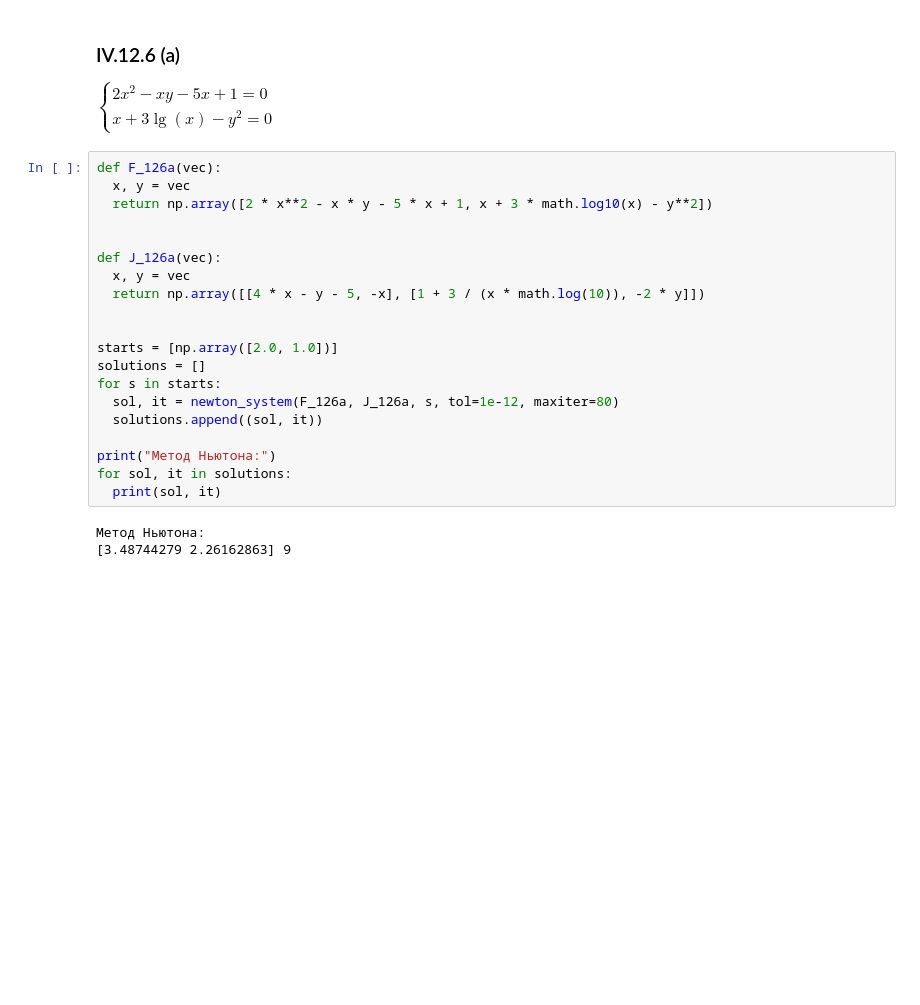
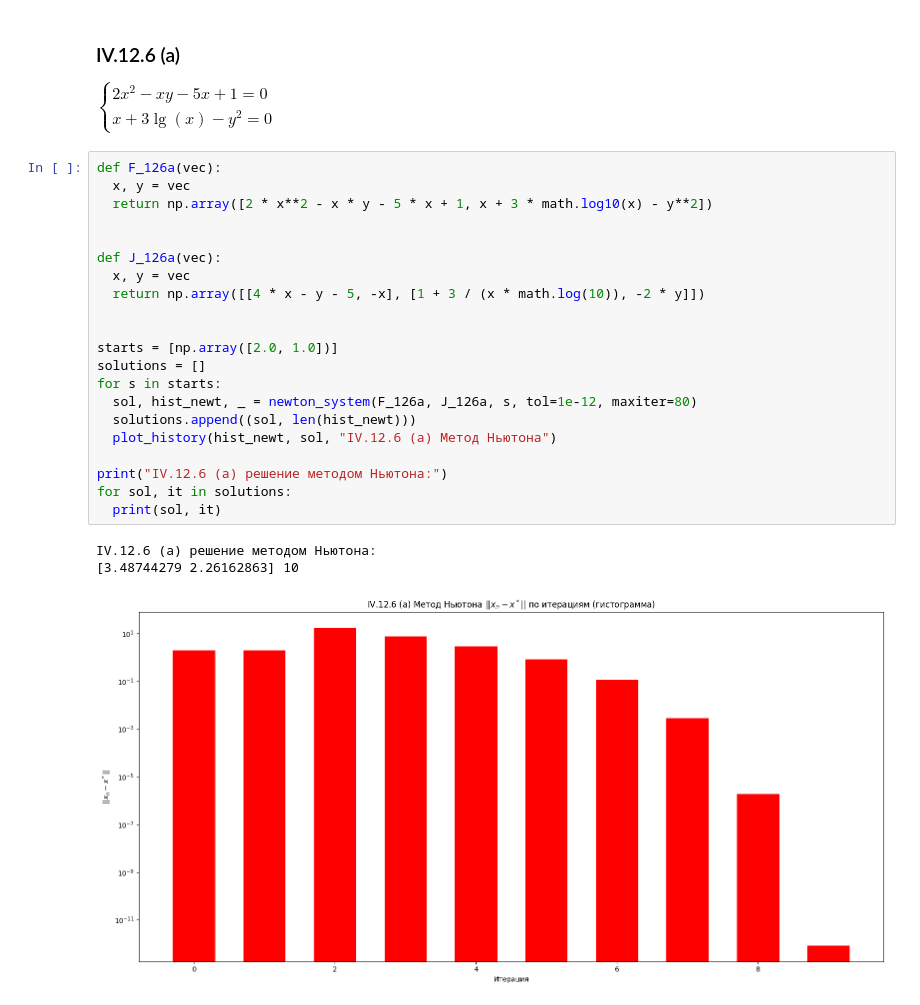
Before and after one commit to victorbaldin56/ComputationalMath, a Jupyter notebook: lab_3.ipynb, the cells around one changed output. Cells and saved outputs as stored; diff of their text form; blank space fills up the shorter version.

```diff
--- a/lab_3.ipynb
+++ b/lab_3.ipynb
@@ -233,23 +290,25 @@ x + 3 \lg(x) - y^2 = 0
 # %%
 def F_126a(vec):
   x, y = vec
   return np.array([2 * x**2 - x * y - 5 * x + 1, x + 3 * math.log10(x) - y**2])
 
 
 def J_126a(vec):
   x, y = vec
   return np.array([[4 * x - y - 5, -x], [1 + 3 / (x * math.log(10)), -2 * y]])
 
 
 starts = [np.array([2.0, 1.0])]
 solutions = []
 for s in starts:
-  sol, it = newton_system(F_126a, J_126a, s, tol=1e-12, maxiter=80)
-  solutions.append((sol, it))
+  sol, hist_newt, _ = newton_system(F_126a, J_126a, s, tol=1e-12, maxiter=80)
+  solutions.append((sol, len(hist_newt)))
+  plot_history(hist_newt, sol, "IV.12.6 (a) Метод Ньютона")
 
-print("Метод Ньютона:")
+print("IV.12.6 (a) решение методом Ньютона:")
 for sol, it in solutions:
   print(sol, it)
 # %% [output]
-Метод Ньютона:
-[3.48744279 2.26162863] 9
+IV.12.6 (a) решение методом Ньютона:
+[3.48744279 2.26162863] 10
+[figure, added]
```
Also changed, not shown: parts of 9 cells of this notebook.
